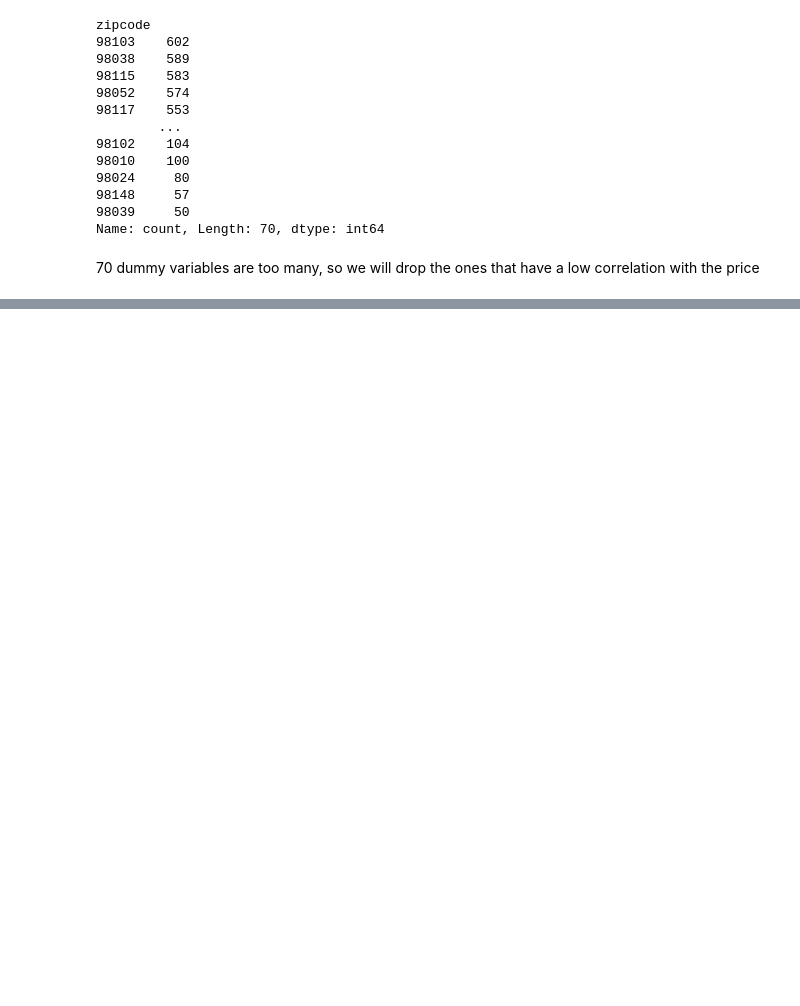
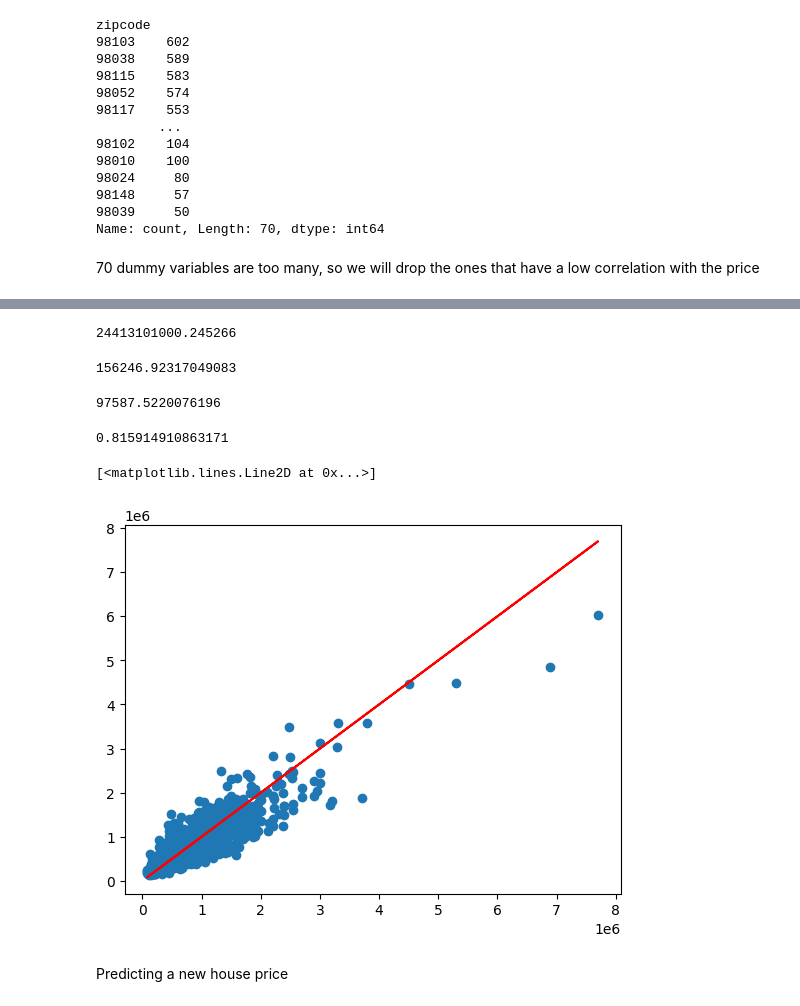
Before and after one commit to LorenzoRottigni/DL-houses, a Jupyter notebook: index.ipynb, the cells around one changed output, grey strips where cells are left out. Cells and saved outputs as stored; diff of their text form; code cells hidden in the pictures; blank space fills up the shorter version.

Commit message:
FEAT: DL houses

```diff
--- a/index.ipynb
+++ b/index.ipynb
@@ -258,0 +267,2 @@ Epoch 400/400
+# %%
+p = model.predict(X_test)
@@ -258,0 +271,28 @@ Epoch 400/400
+# %%
+mean_squared_error(y_test, p)
+# it's a high value, but it's because we're squaring the price, which is a high value
+# %% [output]
+24413101000.245266
+# %%
+# root mean squared error
+np.sqrt(mean_squared_error(y_test, p))
+# %% [output]
+156246.92317049083
+# %%
+mean_absolute_error(y_test, p)
+# %% [output]
+97587.5220076196
+# %%
+#
+explained_variance_score(y_test, p)
+# %% [output]
+0.815914910863171
+# %%
+plt.scatter(y_test, p)
+plt.plot(y_test, y_test, 'r')
+# it seems like the model is doing a good job, but it's not predicting the higher prices very well
+# %% [output]
+[<matplotlib.lines.Line2D at 0x...>]
+[figure, added]
+# %% [markdown]
+Predicting a new house price
```
Also changed, not shown: parts of 13 cells of this notebook.
